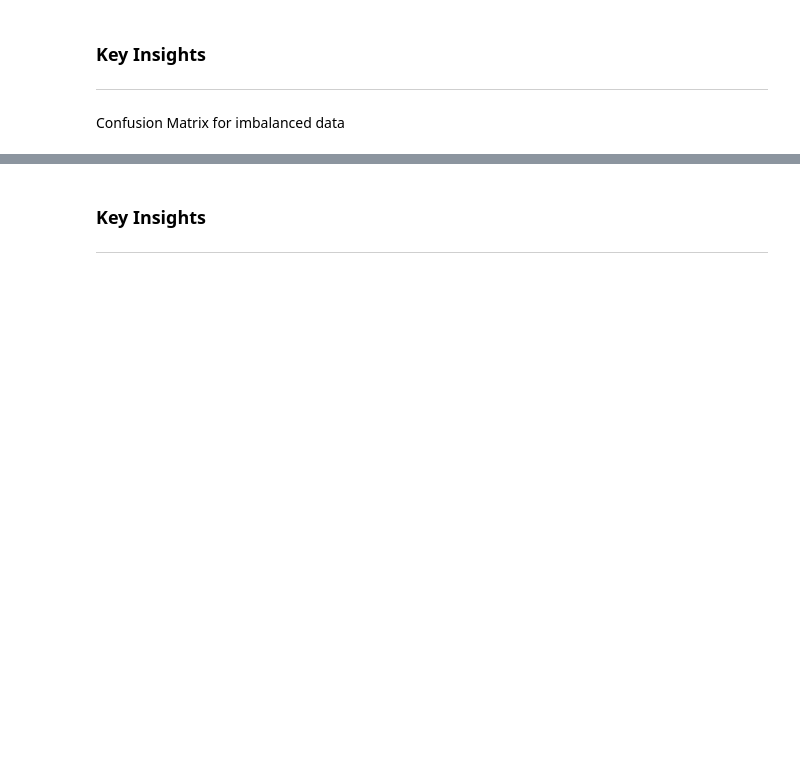
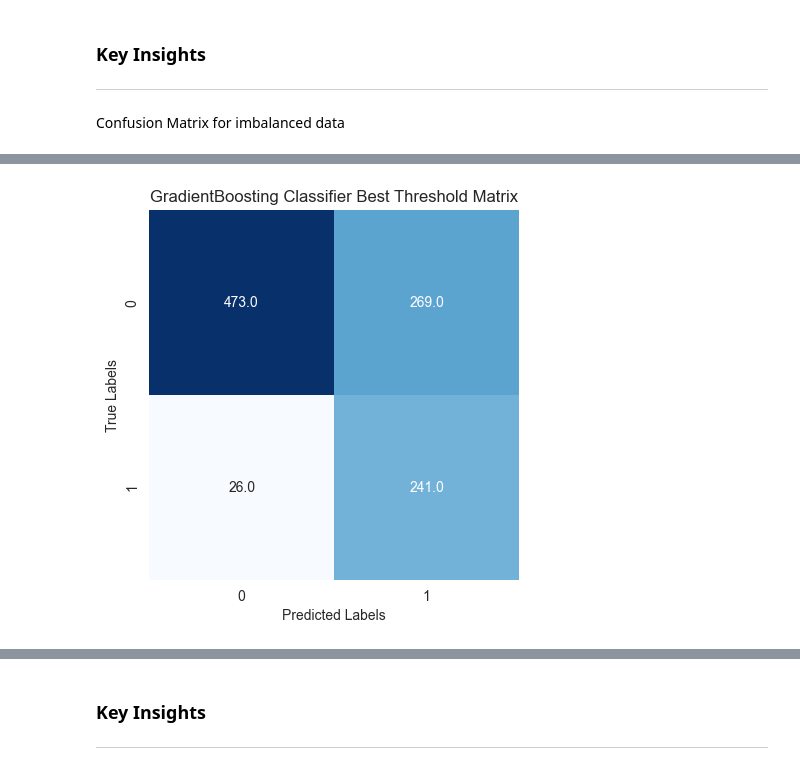
Before and after one commit to edadso/Customer-Churn-Prediction-Vodafone-Corporation, a Jupyter notebook: notebooks/project_code.ipynb, the cells around one changed output, grey strips where cells are left out. Saved outputs shown, nothing was run; the diff lists cells and outputs as text; code cells hidden in the pictures; blank space fills up the shorter version.

```diff
--- a/notebooks/project_code.ipynb
+++ b/notebooks/project_code.ipynb
@@ -1120,18 +1120,5 @@ models = [
     ("Logistic_Regression", LogisticRegression(max_iter = 1000, random_state=0)),
     ("Random_Forest", RandomForestClassifier(n_estimators=100)),
     ("Gradient_Boosting", GradientBoostingClassifier(random_state=0))]
-# %%
-# All pipelines storage dictionary
-all_pipelines = {}
-
-# Creating a metrics dataframe
-metrics_table = pd.DataFrame(columns=["Model_Name", "Accuracy", "Precision", "Recall", "F1_Score"])
-for model, classifier in models:
-    # Creating final pipeline
-    final_pipeline = Pipeline(steps=[("preprocessor", preprocessor), ("classifier", classifier)])
-
-    # Fit data to final pipeline
-    final_pipeline.fit(X_train, y_train_encoded)
-    all_pipelines[model] = final_pipeline
 # %% [markdown]
 #### 4.1.1. Model Evaluation
@@ -1227,0 +1244,27 @@ Confusion Matrix for imbalanced data
+# %%
+# Assign Grdient Boost pipeline to a variable
+gradient_boost_imb_pipeline = all_pipelines["Gradient_Boosting"]
+
+# Best threshold
+gradient_boost_threshold = 0.190839
+
+# Predict probabilities
+gb_y_pred_score = gradient_boost_imb_pipeline.predict_proba(X_eval)[:, 1]
+# Make predictions based on the threshold
+gb_predictions = (gb_y_pred_score >= gradient_boost_threshold).astype(int)
+
+# Compute confusion matrix
+gb_threshold_matrix = confusion_matrix(y_eval_encoded, gb_predictions)
+
+# Saving the best model and threshold in variables
+# best_model_gradient_boosting = gradient_boost_imb_pipeline
+# best_gradient_threshold = gradient_boost_threshold
+gb_threshold_matrix
+# sns.heatmap(gb_threshold_matrix, annot = True)
+sns.heatmap(gb_threshold_matrix, annot = True, fmt = ".1f", cmap = "Blues", cbar=False, square = True)
+plt.title("GradientBoosting Classifier Best Threshold Matrix")
+plt.xlabel("Predicted Labels")
+plt.ylabel("True Labels")
+plt.show()
+# %% [output]
+[figure, added]
```
Also changed, not shown: parts of 34 cells of this notebook.
